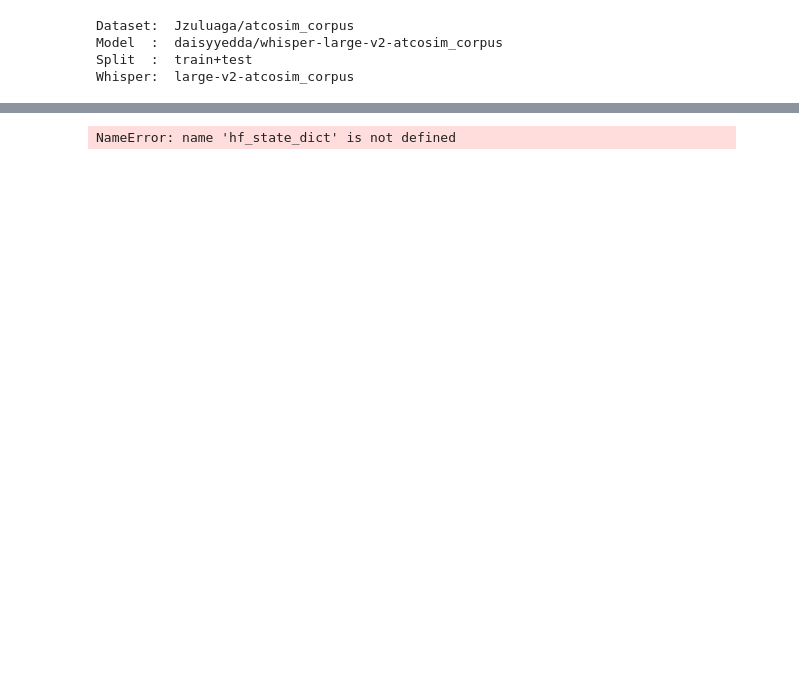
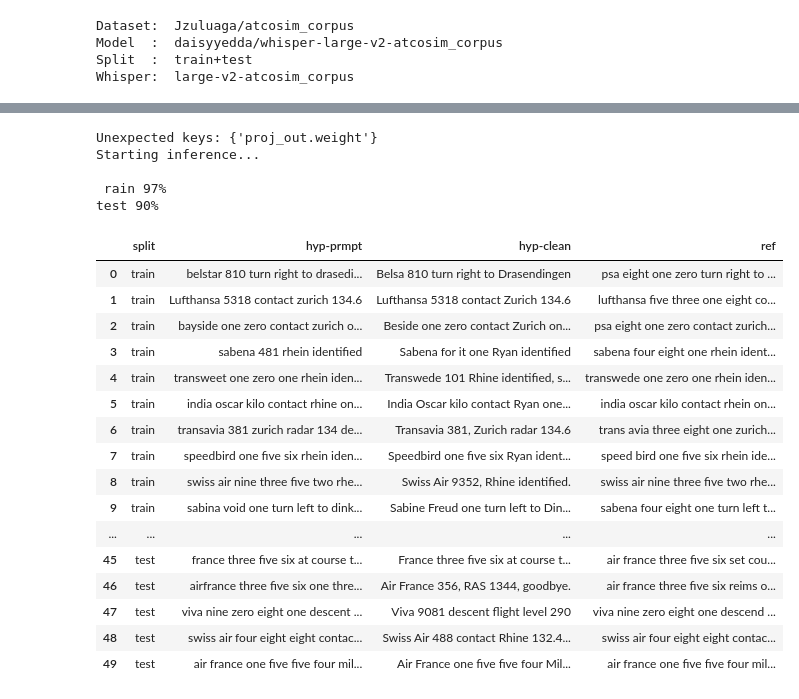
Before and after one commit to lyuyues/ATC_NLP, a Jupyter notebook: Evaluate/eval_finetuned.ipynb, the cells around one changed output, grey strips where cells are left out. Saved outputs shown, nothing was run; the diff lists cells and outputs as text; code cells hidden in the pictures; blank space fills up the shorter version.

```diff
--- a/Evaluate/eval_finetuned.ipynb
+++ b/Evaluate/eval_finetuned.ipynb
@@ -59,0 +59,7 @@ DatasetDict({
+# %%
+# Select the first 40 training examples and first 10 validation examples
+dataset["train"] = dataset["train"].select(range(40))
+dataset["test"] = dataset["test"].select(range(10))
+
+# dataset should now contain 'input_features' and 'labels'
+dataset
@@ -135,9 +152,30 @@ for key in list(hf_state_dict.keys())[:]:
     new_key = hf_to_whisper_states(key)
     hf_state_dict[new_key] = hf_state_dict.pop(key)
 
+# Function to clean the state dictionary by removing unexpected keys
+def clean_state_dict(state_dict, model):
+    model_keys = set(model.state_dict().keys())
+    state_dict_keys = set(state_dict.keys())
+    unexpected_keys = state_dict_keys - model_keys
+    print(f"Unexpected keys: {unexpected_keys}")
+    for key in unexpected_keys:
+        del state_dict[key]
+    return state_dict
+
 # Init Whisper Model and replace model weights
 model = whisper.load_model('large-v2')
+hf_state_dict = clean_state_dict(hf_state_dict, model)
 model.load_state_dict(hf_state_dict)
+
+# Function to filter out unexpected keys from the state dictionary
+def filter_state_dict(state_dict, model):
+    model_keys = set(model.state_dict().keys())
+    filtered_state_dict = {k: v for k, v in state_dict.items() if k in model_keys}
+    return filtered_state_dict
+
+# Load state dictionary and filter unexpected keys
+filtered_state_dict = filter_state_dict(hf_state_dict, model)
+model.load_state_dict(filtered_state_dict, strict=False)
 
 print('Starting inference...')
 nato = "alpha,bravo,charlie,delta,echo,foxtrot,golf,hotel,india,juliett,kilo,lima,mike,november,oscar,papa,quebec,romeo,sierra,tango,uniform,victor,whiskey,xray,yankee,zulu"
@@ -146,34 +184,55 @@ terminology = "climb, climbing, descend, descending, passing, feet, knots, degre
 for s in spl.split('+'):
     print(' ')
     for i in range(len(dataset[s])):
         audio = dataset[s][i]['audio']['array']
         audio = whisper.pad_or_trim(audio)
         if wsp == 'large-v3':
             mel = whisper.log_mel_spectrogram(np.float32(audio), n_mels=128).to(model.device)
         else:
             mel = whisper.log_mel_spectrogram(np.float32(audio)).to(model.device)
 
         try:
             prompt = 'Air Traffic Control Communications ' + dataset[s][i]['info'].replace('\n', ' ') + ' ' + nato.replace(',',' ') + ' ' + terminology.replace(',',' ')
 
         except:
             inf = ''
             prompt = 'Air Traffic Control Communications ' + nato.replace(',',' ') + ' ' + terminology.replace(',',' ')
 
         options = whisper.DecodingOptions(language='en', prompt=prompt, fp16=False)
         res_prmpt = whisper.decode(model, mel, options=options)
         options = whisper.DecodingOptions(language='en', fp16=False)
         res_clean = whisper.decode(model, mel, options=options)
 
         df.loc[len(df.index)] = [s, res_prmpt.text, res_clean.text, dataset[s][i]['text']]
 
         print(s, str(int(i/len(dataset[s])*100))+'%', end='\r')
 
 df.to_excel(dts.split('/')[-1]+'-'+spl+'-'+mdl.split('/')[-1]+'-'+datetime.today().strftime('%Y-%m-%d--%H:%M:%S')+'.xlsx')
 
 df
 # %% [output]
-NameError: name 'hf_state_dict' is not defined
+Unexpected keys: {'proj_out.weight'}
+Starting inference...
+
+ rain 97%
+test 90%
+|  | split | hyp-prmpt | hyp-clean | ref |
+| 0 | train | belstar 810 turn right to drasedi... | Belsa 810 turn right to Drasendingen | psa eight one zero turn right to ... |
+| 1 | train | Lufthansa 5318 contact zurich 134.6 | Lufthansa 5318 contact Zurich 134.6 | lufthansa five three one eight co... |
+| 2 | train | bayside one zero contact zurich o... | Beside one zero contact Zurich on... | psa eight one zero contact zurich... |
+| 3 | train | sabena 481 rhein identified | Sabena for it one Ryan identified | sabena four eight one rhein ident... |
+| 4 | train | transweet one zero one rhein iden... | Transwede 101 Rhine identified, s... | transwede one zero one rhein iden... |
+| 5 | train | india oscar kilo contact rhine on... | India Oscar kilo contact Ryan one... | india oscar kilo contact rhein on... |
+| 6 | train | transavia 381 zurich radar 134 de... | Transavia 381, Zurich radar 134.6 | trans avia three eight one zurich... |
+| 7 | train | speedbird one five six rhein iden... | Speedbird one five six Ryan ident... | speed bird one five six rhein ide... |
+| 8 | train | swiss air nine three five two rhe... | Swiss Air 9352, Rhine identified. | swiss air nine three five two rhe... |
+| 9 | train | sabina void one turn left to dink... | Sabine Freud one turn left to Din... | sabena four eight one turn left t... |
+| ... | ... | ... | ... | ... |
+| 45 | test | france three five six at course t... | France three five six at course t... | air france three five six set cou... |
+| 46 | test | airfrance three five six one thre... | Air France 356, RAS 1344, goodbye. | air france three five six reims o... |
+| 47 | test | viva nine zero eight one descent ... | Viva 9081 descent flight level 290 | viva nine zero eight one descend ... |
+| 48 | test | swiss air four eight eight contac... | Swiss Air 488 contact Rhine 132.4... | swiss air four eight eight contac... |
+| 49 | test | air france one five five four mil... | Air France one five five four Mil... | air france one five five four mil... |
 # %%
 # Normalization
 from Normalizer import filterAndNormalize
```
Also changed, not shown: parts of 7 cells of this notebook, 6 other files.
